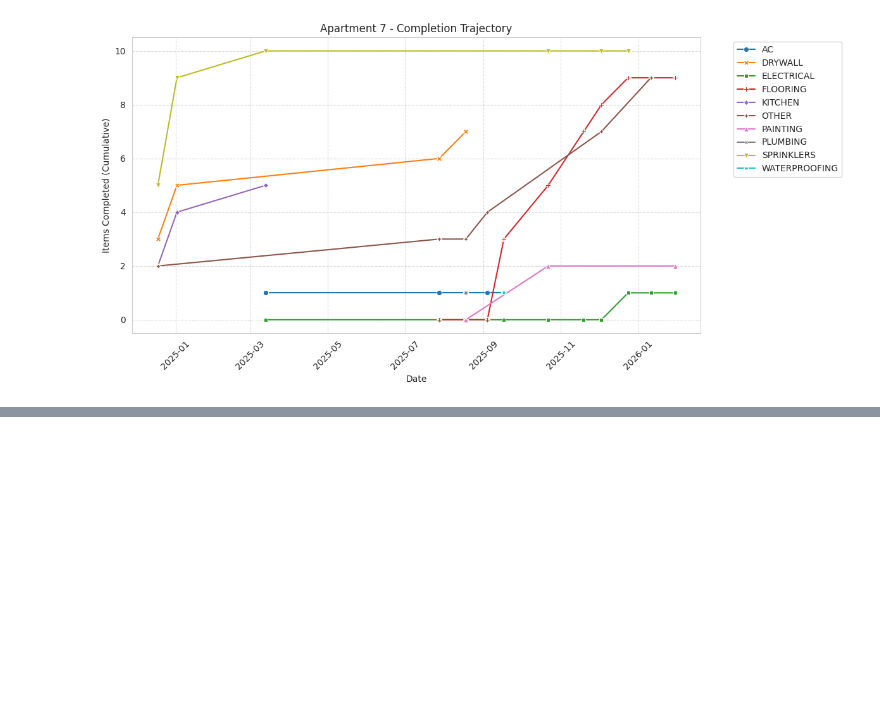
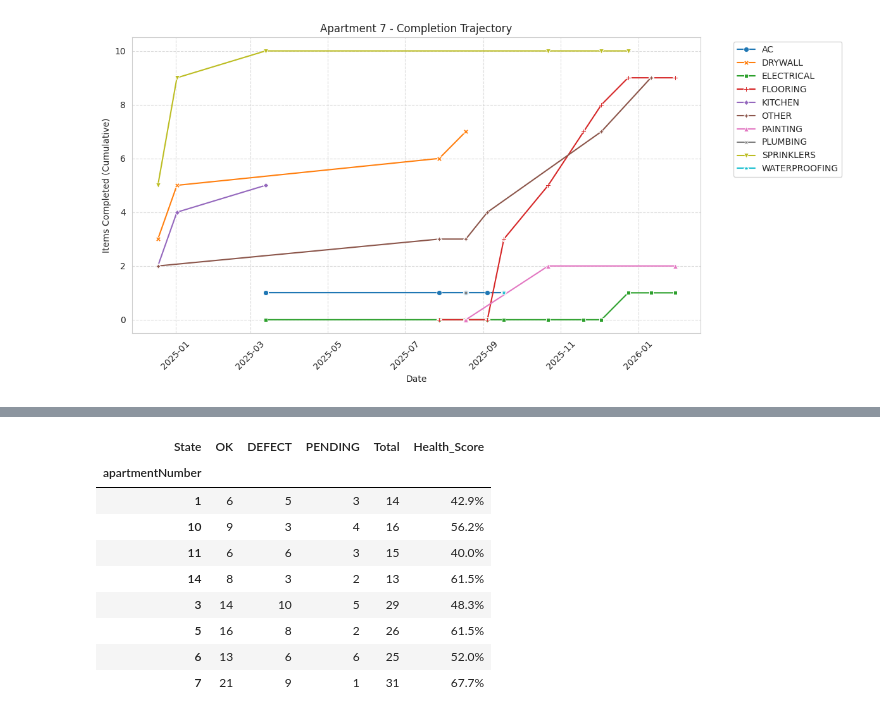
Before and after one commit to tombensim/constructor, a Jupyter notebook: Explore_Data/ExploreSupervisionReports.ipynb, the cells around one changed output, grey strips where cells are left out. Cells and saved outputs as stored; diff of their text form; code cells hidden in the pictures; blank space fills up the shorter version.

```diff
--- a/Explore_Data/ExploreSupervisionReports.ipynb
+++ b/Explore_Data/ExploreSupervisionReports.ipynb
@@ -401,0 +528,20 @@ Found 21 Electrical work items for Apartment 7:
+# %%
+import sys
+# Ensure the directory is in path
+sys.path.append(r'c:\Users\yoel\constructor\Explore_Data')
+
+from progress_visualization import display_readiness_heatmap
+
+# Display the heatmap
+display_readiness_heatmap()
+# %% [output]
+| State | OK | DEFECT | PENDING | Total | Health_Score |
+| apartmentNumber |  |  |  |  |  |
+| 1 | 6 | 5 | 3 | 14 | 42.9% |
+| 10 | 9 | 3 | 4 | 16 | 56.2% |
+| 11 | 6 | 6 | 3 | 15 | 40.0% |
+| 14 | 8 | 3 | 2 | 13 | 61.5% |
+| 3 | 14 | 10 | 5 | 29 | 48.3% |
+| 5 | 16 | 8 | 2 | 26 | 61.5% |
+| 6 | 13 | 6 | 6 | 25 | 52.0% |
+| 7 | 21 | 9 | 1 | 31 | 67.7% |
```
Also changed, not shown: parts of 3 cells of this notebook, 48 other files.
